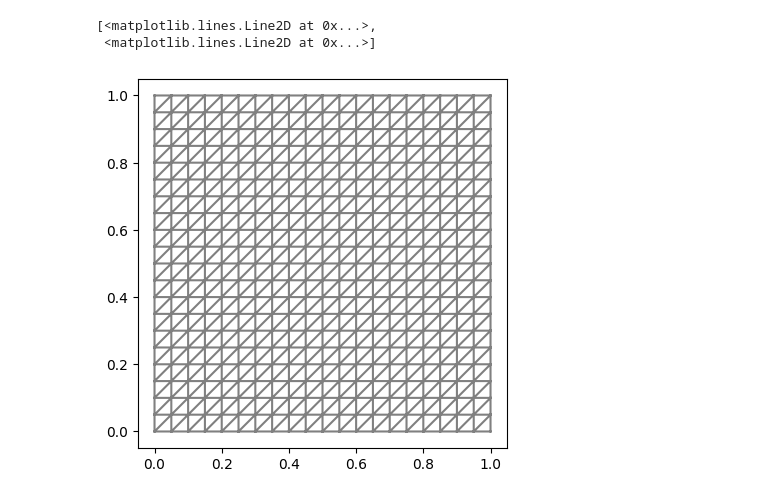
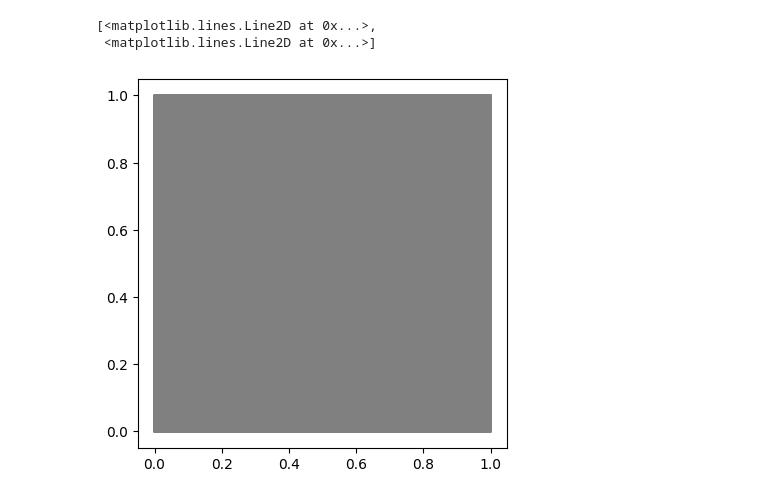
Before and after one commit to Jarvis-Chiang/fenics-test, a Jupyter notebook: test_创建子域成功.ipynb, the cells around one changed output. Saved outputs shown, nothing was run; the diff lists cells and outputs as text; code cells hidden in the pictures.

```diff
--- a/test_创建子域成功.ipynb
+++ b/test_创建子域成功.ipynb
@@ -20,12 +77,13 @@ def sigma(u):
 # %%
 # 创建网格并显示
-mesh = UnitSquareMesh(20, 20)
+mesh = UnitSquareMesh(300, 300)
+# mesh = UnitCubeMesh(30, 30)
 V = VectorFunctionSpace(mesh, "Lagrange", 1)
 plot(mesh)
 # %% [output]
 [<matplotlib.lines.Line2D at 0x...>,
  <matplotlib.lines.Line2D at 0x...>]
-[figure, old version]
+[figure, new version]
 # %%
 # 狄利克雷边界
 def clamped_boundary(x, on_boundary):
```
Also changed, not shown: parts of 9 cells of this notebook, 16 other files.
